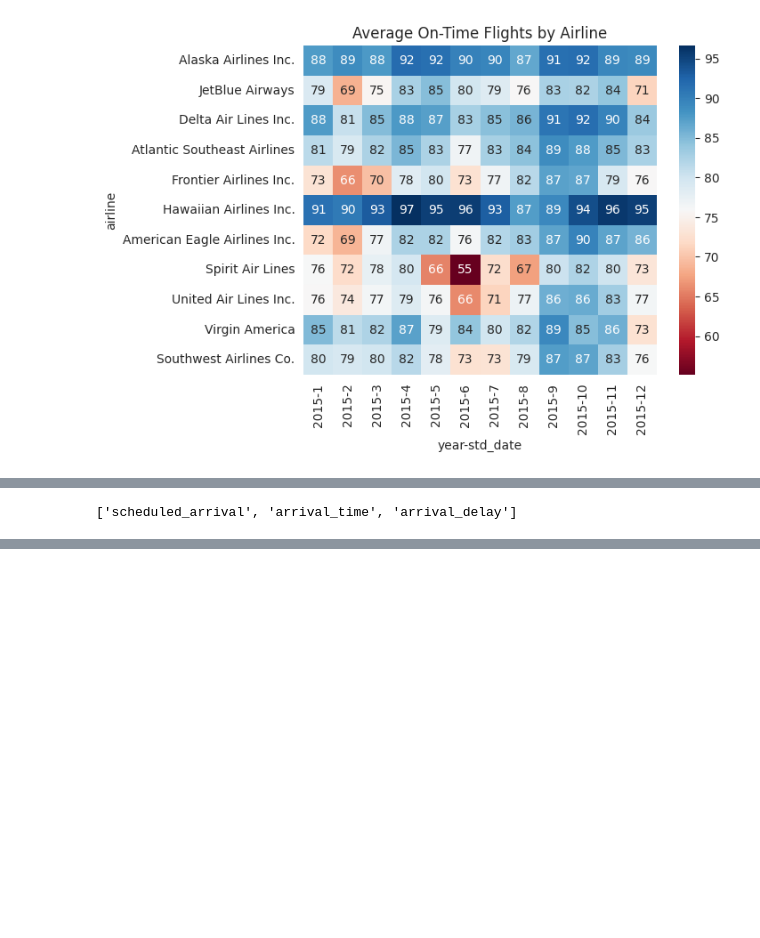
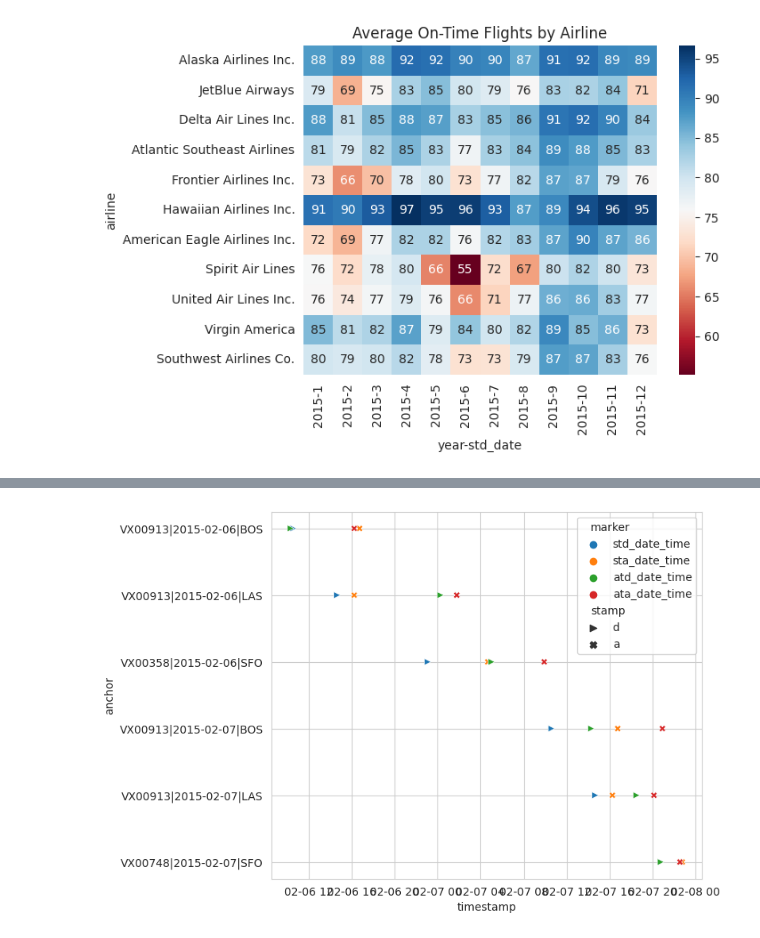
Before and after one commit to cmd-master/airline, a Jupyter notebook: airline-delays.ipynb, the cells around one changed output, grey strips where cells are left out. Saved outputs shown, nothing was run; the diff lists cells and outputs as text; code cells hidden in the pictures; blank space fills up the shorter version.

Commit message:
Kaggle Notebook | USA Airline Delays in 2015 | Version 11

```diff
--- a/airline-delays.ipynb
+++ b/airline-delays.ipynb
@@ -83,29 +82,33 @@ The Goal is to find a way to predict the delays of future flights. If visualize
 # %%
 vx = train.query('airline=="VX"')
-# %%
-[x for x in train.columns if 'arr' in x]
-# %% [output]
-['scheduled_arrival', 'arrival_time', 'arrival_delay']
 # %%
 g = vx.query('tail_number == "N361VA"')
-g = g.query('"2015-02-01" <= std_date <= "2015-02-10"')
+g = g.query('"2015-02-06" <= std_date <= "2015-02-07"')
 g = g.loc[~g['departure_delay'].isnull()]
 g = g[[
     'anchor'
     ,'std_date_time'
-       , 'atd_date_time'
-       , 'sta_date_time'
-       , 'ata_date_time'
-#        , 'scheduled_time'
+   , 'sta_date_time'
+   , 'atd_date_time'
+   , 'ata_date_time'
+#    , 'scheduled_time'
 #        , 'elapsed_time'
 #        , 'scheduled_arrival'
 #        , 'arrival_time'
-       , 'arrival_delay'
-       , 'late_aircraft_delay'
-    , target
+#        , 'arrival_delay'
+#        , 'late_aircraft_delay'
+#     , target
       ]]
 
-# pd.to_timedelta(g['departure_delay'], unit='m')
-# g['departure_delay']
-g.sort_values(by='std_date_time')
+g = g.sort_values(by='std_date_time')
+# g['diff'] = (g['ata_date_time'] - g['sta_date_time']).dt.total_seconds() / 60
+# g
+g = pd.melt(g, id_vars='anchor', var_name='marker', value_name='timestamp')
+g['stamp'] = g['marker'].str[2:3]
+fig, ax = plt.subplots(figsize=(7,6))
+sns.scatterplot (g, x='timestamp', y='anchor'
+                 , hue='marker'
+                 , style='stamp'
+                 , markers={'d': '>', 'a': 'X'}
+                 , ax=ax);
 # %% [output]
@@ -129,2 +115 @@ g.sort_values(by='std_date_time')
+[figure, added]
-# %% [markdown]
-####
```
Also changed, not shown: parts of 5 cells of this notebook.
